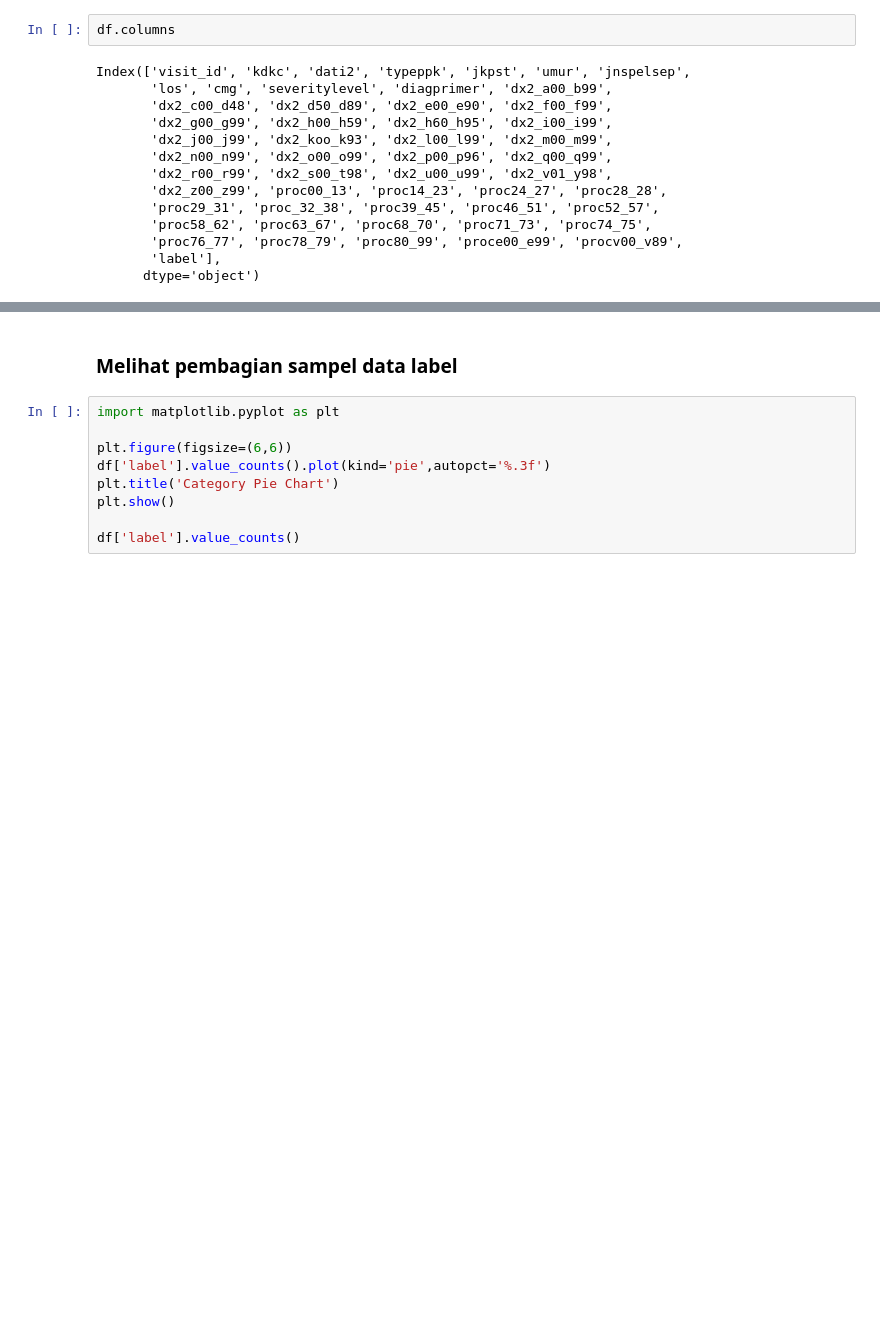
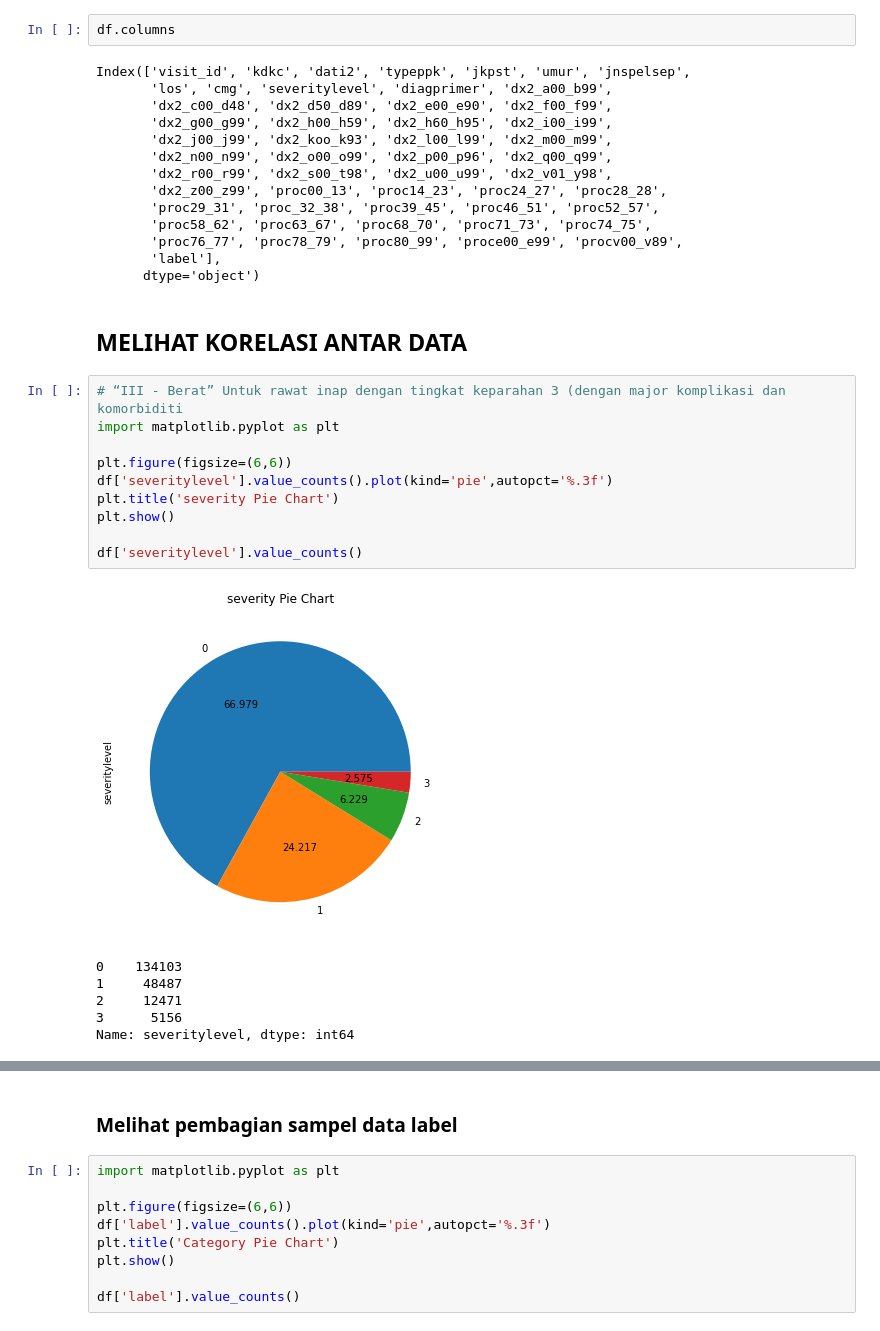
Before and after one commit to letaresaragih/Kelompok-1-Data-Mining-Project-Binary-Classification, a Jupyter notebook: code/Dami_RFC_DataUderstandingAndPrep.ipynb, the cells around one changed output, grey strips where cells are left out. Cells and saved outputs as stored; diff of their text form; blank space fills up the shorter version.

Commit message:
add data understanding

```diff
--- a/code/Dami_RFC_DataUderstandingAndPrep.ipynb
+++ b/code/Dami_RFC_DataUderstandingAndPrep.ipynb
@@ -103,3 +123,22 @@ Index(['visit_id', 'kdkc', 'dati2', 'typeppk', 'jkpst', 'umur', 'jnspelsep',
        'proc76_77', 'proc78_79', 'proc80_99', 'proce00_e99', 'procv00_v89',
        'label'],
       dtype='object')
+# %% [markdown]
+## MELIHAT KORELASI ANTAR DATA
+# %%
+# “III - Berat” Untuk rawat inap dengan tingkat keparahan 3 (dengan major komplikasi dan komorbiditi
+import matplotlib.pyplot as plt
+
+plt.figure(figsize=(6,6))
+df['severitylevel'].value_counts().plot(kind='pie',autopct='%.3f')
+plt.title('severity Pie Chart')
+plt.show()
+
+df['severitylevel'].value_counts()
+# %% [output]
+[figure, added]
+0    134103
+1     48487
+2     12471
+3      5156
+Name: severitylevel, dtype: int64
```
Also changed, not shown: parts of 9 cells of this notebook.
